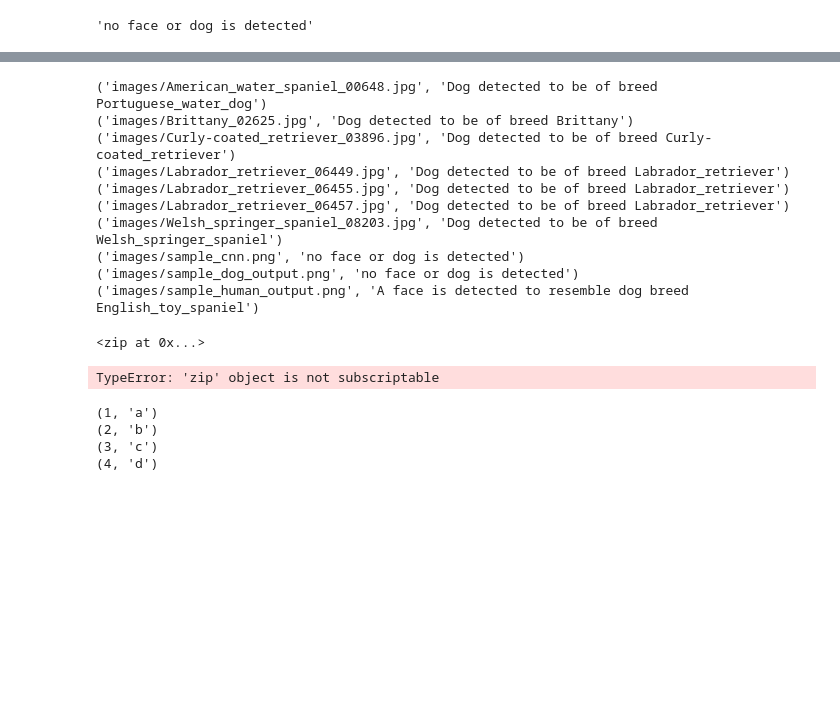
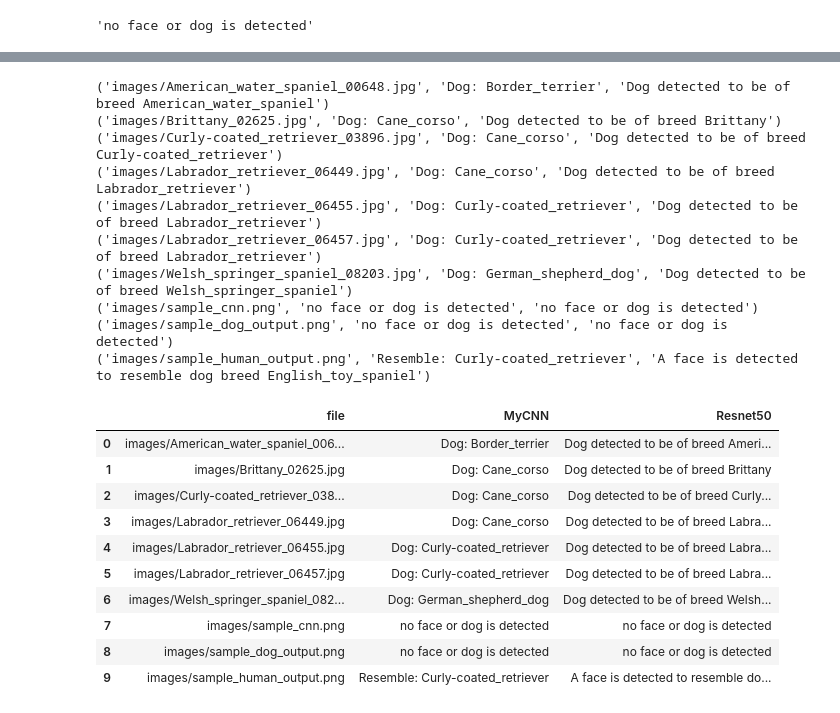
Before and after one commit to gvo34/dog-project, a Jupyter notebook: dog_app.ipynb, the cells around one changed output, grey strips where cells are left out. Cells and saved outputs as stored; diff of their text form; code cells hidden in the pictures; blank space fills up the shorter version.

```diff
--- a/dog_app.ipynb
+++ b/dog_app.ipynb
@@ -726,7 +727,7 @@ def detect_withResnet(filepath):
 
 def myCNN_predict_breed(filepath):
     # extract features
-    features = np.expand_dims(path_to_tensor(filepath), axis = 0)
+    features = path_to_tensor(filepath)
     # obtain predicted vector
     predicted_vector = model.predict(features)
     # return dog breed that is predicted by the model
@@ -735,9 +736,9 @@ def myCNN_predict_breed(filepath):
 # Use own scratch CNN to predict breed
 def detect_withmyCNN(filepath):
     if dog_detector(filepath):
-        return "Dog detected to be of breed "+ myCNN_predict_breed(filepath)
+        return "Dog: "+ myCNN_predict_breed(filepath)
     elif face_detector(filepath):
-        return "A face is detected to resemble dog breed " + myCNN_predict_breed(filepath)
+        return "Resemble: " + myCNN_predict_breed(filepath)
     else:
         return "no face or dog is detected"
 # %% [markdown]
@@ -769,8 +770,9 @@ detect_withResnet("images/sample_dog_output.png")
 # %% [output]
 'no face or dog is detected'
 # %%
-images = sorted(glob("images/*.png"))
+images = sorted(glob("images/*"))
 predictionMyCNN = []
+predictionRN = []
 for i in images:
-    print(i)
-    detect_withmyCNN(i)
+    predictionMyCNN.append(detect_withmyCNN(i))
+    predictionRN.append(detect_withResnet(i))
@@ -795,14 +779,15 @@ Downloading data from https://github.com/fchollet/deep-learning-models/releases/
 # %%
+combine = zip(images,predictionMyCNN, predictionRN)
 for c in combine:
     print(c)
 # %% [output]
-('images/American_water_spaniel_00648.jpg', 'Dog detected to be of breed Portuguese_water_dog')
-('images/Brittany_02625.jpg', 'Dog detected to be of breed Brittany')
-('images/Curly-coated_retriever_03896.jpg', 'Dog detected to be of breed Curly-coated_retriever')
-('images/Labrador_retriever_06449.jpg', 'Dog detected to be of breed Labrador_retriever')
-('images/Labrador_retriever_06455.jpg', 'Dog detected to be of breed Labrador_retriever')
-('images/Labrador_retriever_06457.jpg', 'Dog detected to be of breed Labrador_retriever')
-('images/Welsh_springer_spaniel_08203.jpg', 'Dog detected to be of breed Welsh_springer_spaniel')
-('images/sample_cnn.png', 'no face or dog is detected')
-('images/sample_dog_output.png', 'no face or dog is detected')
-('images/sample_human_output.png', 'A face is detected to resemble dog breed English_toy_spaniel')
+('images/American_water_spaniel_00648.jpg', 'Dog: Border_terrier', 'Dog detected to be of breed American_water_spaniel')
+('images/Brittany_02625.jpg', 'Dog: Cane_corso', 'Dog detected to be of breed Brittany')
+('images/Curly-coated_retriever_03896.jpg', 'Dog: Cane_corso', 'Dog detected to be of breed Curly-coated_retriever')
+('images/Labrador_retriever_06449.jpg', 'Dog: Cane_corso', 'Dog detected to be of breed Labrador_retriever')
+('images/Labrador_retriever_06455.jpg', 'Dog: Curly-coated_retriever', 'Dog detected to be of breed Labrador_retriever')
+('images/Labrador_retriever_06457.jpg', 'Dog: Curly-coated_retriever', 'Dog detected to be of breed Labrador_retriever')
+('images/Welsh_springer_spaniel_08203.jpg', 'Dog: German_shepherd_dog', 'Dog detected to be of breed Welsh_springer_spaniel')
+('images/sample_cnn.png', 'no face or dog is detected', 'no face or dog is detected')
+('images/sample_dog_output.png', 'no face or dog is detected', 'no face or dog is detected')
+('images/sample_human_output.png', 'Resemble: Curly-coated_retriever', 'A face is detected to resemble dog breed English_toy_spaniel')
@@ -813,16 +794,17 @@ c = zip(a,b)
-# %%
-c
-# %% [output]
-<zip at 0x...>
-# %%
-c[0][0]
-# %% [output]
-TypeError: 'zip' object is not subscriptable
-# %%
-for x in c:
-    print(x)
-# %% [output]
-(1, 'a')
-(2, 'b')
-(3, 'c')
-(4, 'd')
+# %%
+import pandas as pd
+r = pd.DataFrame({"file":images, "MyCNN": predictionMyCNN, "Resnet50":predictionRN})
+
+r
+# %% [output]
+|  | file | MyCNN | Resnet50 |
+| 0 | images/American_water_spaniel_006... | Dog: Border_terrier | Dog detected to be of breed Ameri... |
+| 1 | images/Brittany_02625.jpg | Dog: Cane_corso | Dog detected to be of breed Brittany |
+| 2 | images/Curly-coated_retriever_038... | Dog: Cane_corso | Dog detected to be of breed Curly... |
+| 3 | images/Labrador_retriever_06449.jpg | Dog: Cane_corso | Dog detected to be of breed Labra... |
+| 4 | images/Labrador_retriever_06455.jpg | Dog: Curly-coated_retriever | Dog detected to be of breed Labra... |
+| 5 | images/Labrador_retriever_06457.jpg | Dog: Curly-coated_retriever | Dog detected to be of breed Labra... |
+| 6 | images/Welsh_springer_spaniel_082... | Dog: German_shepherd_dog | Dog detected to be of breed Welsh... |
+| 7 | images/sample_cnn.png | no face or dog is detected | no face or dog is detected |
+| 8 | images/sample_dog_output.png | no face or dog is detected | no face or dog is detected |
+| 9 | images/sample_human_output.png | Resemble: Curly-coated_retriever | A face is detected to resemble do... |
```
Also changed, not shown: parts of 9 cells of this notebook.
